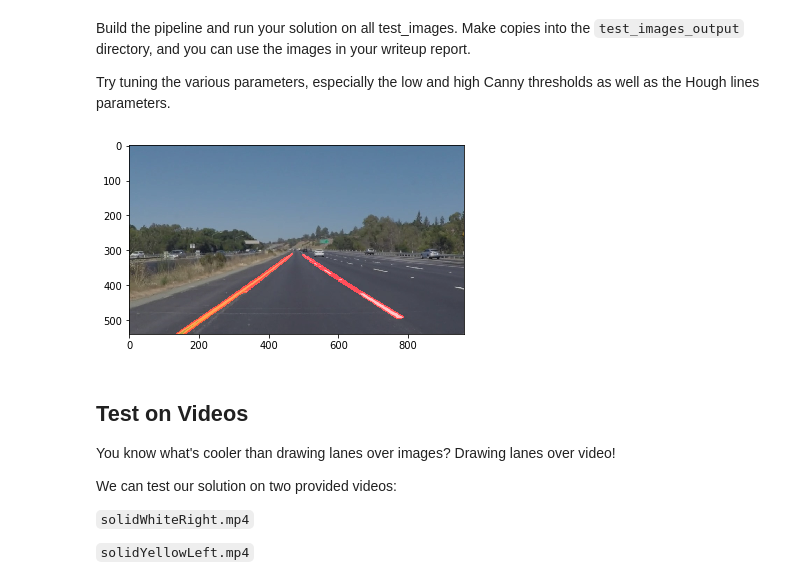
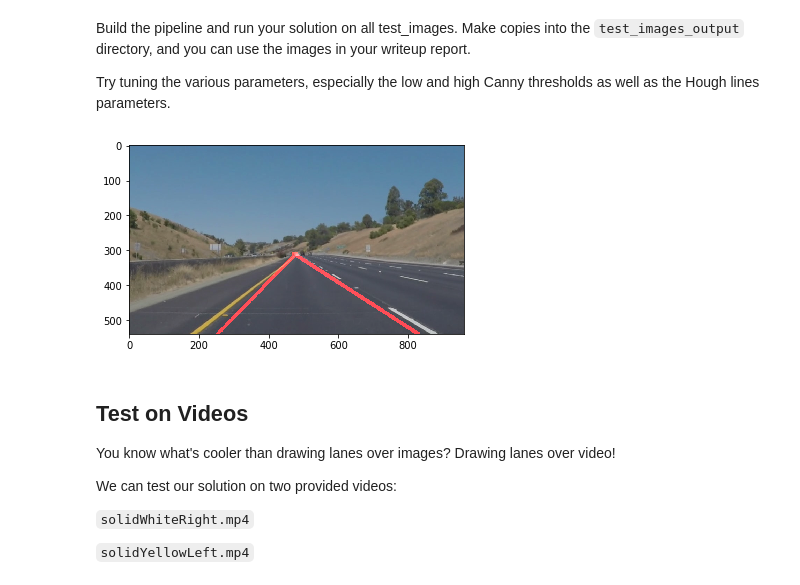
Before and after one commit to ccgregory/SDC-FindingLaneLines, a Jupyter notebook: P1.ipynb, the cells around one changed output. Cells and saved outputs as stored; diff of their text form; code cells hidden in the pictures.

```diff
--- a/P1.ipynb
+++ b/P1.ipynb
@@ -124,7 +124,7 @@ def region_of_interest(img, vertices):
     return masked_image
 
 
-def draw_lines(img, lines, color=[255, 0, 0], thickness=5):
+def draw_lines(img, lines, color=[255, 0, 0], thickness=10):
     """
     NOTE: this is the function you might want to use as a starting point once you want to
     average/extrapolate the line segments you detect to map out the full
@@ -141,9 +141,40 @@ def draw_lines(img, lines, color=[255, 0, 0], thickness=5):
     If you want to make the lines semi-transparent, think about combining
     this function with the weighted_img() function below
     """
+    h,w,bpp = np.shape(img)
+    rlane=(w,h)
+    rslope=0
+    llane=(w,h)
+    lslope=0
+
+
     for line in lines:
         for x1,y1,x2,y2 in line:
-            cv2.line(img, (x1, y1), (x2, y2), color, thickness)
+            slope = (y2-y1) / (x2-x1)
+            if(slope > 0):
+                if ((slope > lslope) or lslope==0):
+                    lslope = slope
+                if(y1<y2):
+                    if(y1<llane[1]):
+                        llane=(x1,y1)
+                elif(y2<llane[1]):
+                    llane=(x2,y2)
+            else:
+                #cv2.line(img, (x1, y1), (x2, y2), color, thickness)
+                if ((slope < rslope) or rslope==0):
+                    rslope = slope
+                if(y1<y2):
+                    if(y1<rlane[1]):
+                        rlane=(x1,y1)
+                elif(y2<rlane[1]):
+                    rlane=(x2,y2)
+
+
+    xn=int(((h-rlane[1])/rslope)+rlane[0])
+    cv2.line(img, rlane, (xn, h), color, thickness)
+    xn=int(((h-llane[1])/lslope)+llane[0])
+    cv2.line(img, llane, (xn, h), color, thickness)
+
 
 def hough_lines(img, rho, theta, threshold, min_line_len, max_line_gap):
     """
@@ -196,28 +227,28 @@ Try tuning the various parameters, especially the low and high Canny thresholds
 # %%
 # TODO: Build your pipeline that will draw lane lines on the test_images
 # then save them to the test_images_output directory.
-initial_img = mpimg.imread('test_images/solidYellowLeft.jpg')
+initial_img = mpimg.imread('test_images/whiteCarLaneSwitch.jpg')
 img = initial_img.copy()
 kernel_size = 5
 img = gaussian_blur(img, kernel_size)
 img = grayscale(img)
 low_threshold = 50
 high_threshold = 150
 img = canny(img, low_threshold, high_threshold)
 imshape = img.shape
 vertices = np.array([[(0,imshape[0]),(470, 310), (490, 310), (imshape[1],imshape[0])]], dtype=np.int32)
 img = region_of_interest(img, vertices)
 rho = 2
 theta = np.pi/180
 threshold = 15
 min_line_len = 20
 max_line_gap = 140
 img = hough_lines(img, rho, theta , threshold, min_line_len, max_line_gap)
 img = weighted_img(img, initial_img, α=0.8, β=1., γ=0.)
 plt.imshow(img)
-mpimg.imsave('output/solidYellowLeft_output.jpg',img)
+mpimg.imsave('output/whiteCarLaneSwitch_v4.jpg',img)
 # %% [output]
-[figure, old version]
+[figure, new version]
 # %% [markdown]
 ## Test on Videos
 
```
Also changed, not shown: parts of 4 cells of this notebook, 23 other files.
